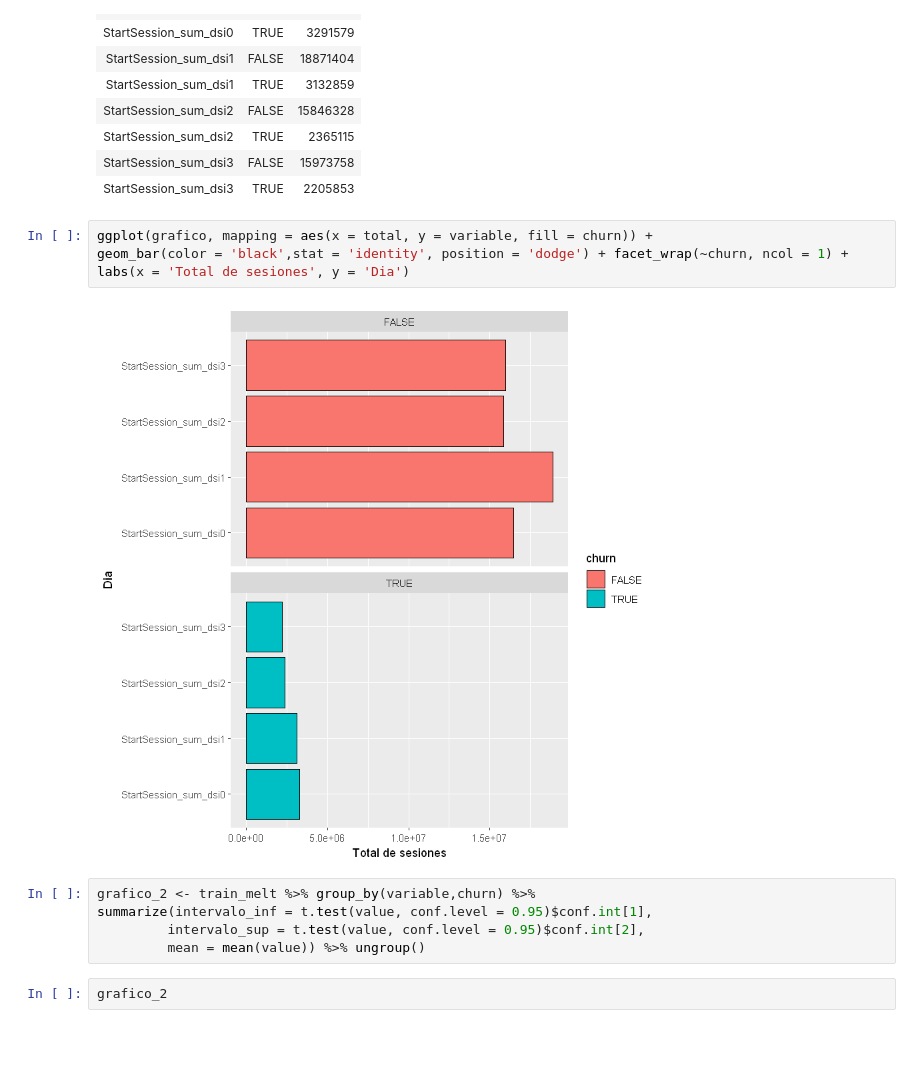
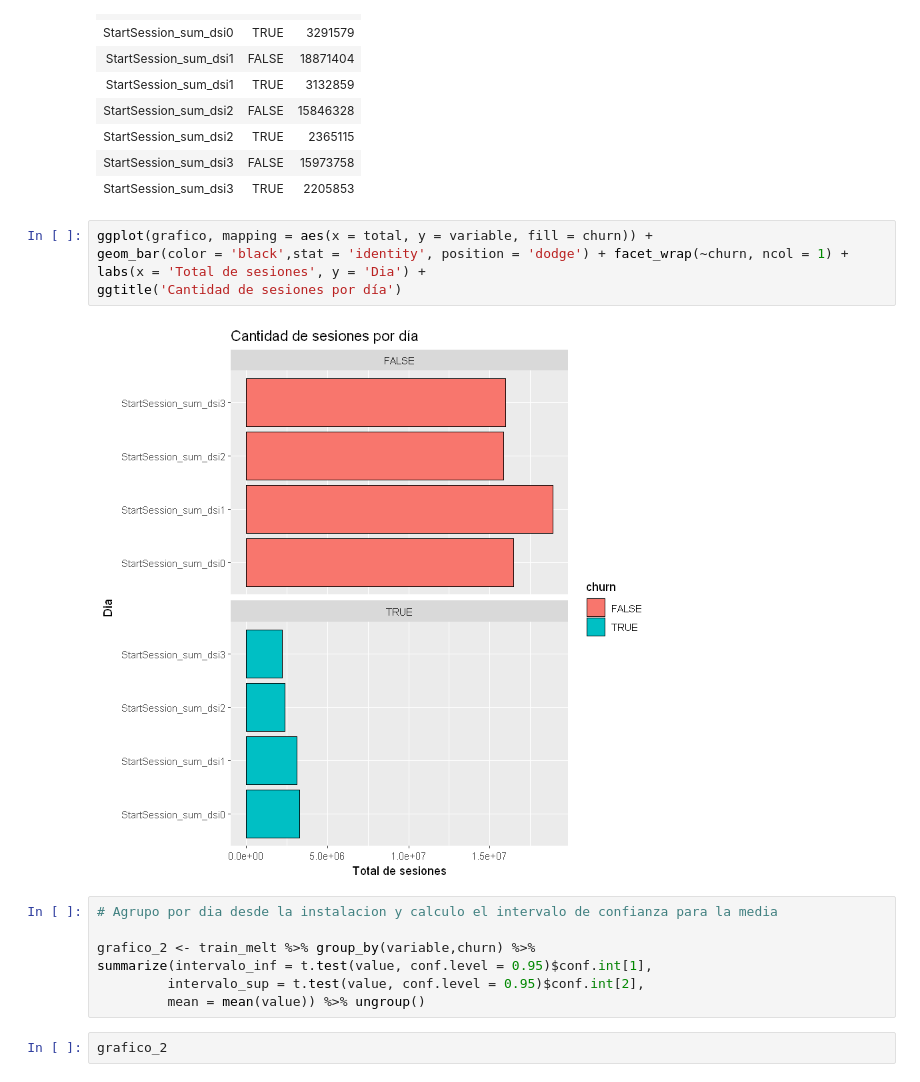
Before and after one commit to EmilianoLS/Fundamentos_DataMining, a Jupyter notebook: TP_1_DM.ipynb, the cells around one changed output. Cells and saved outputs as stored; diff of their text form; blank space fills up the shorter version.

```diff
--- a/TP_1_DM.ipynb
+++ b/TP_1_DM.ipynb
@@ -188,10 +202,13 @@ grafico
 # %%
 ggplot(grafico, mapping = aes(x = total, y = variable, fill = churn)) +
 geom_bar(color = 'black',stat = 'identity', position = 'dodge') + facet_wrap(~churn, ncol = 1) +
-labs(x = 'Total de sesiones', y = 'Dia')
+labs(x = 'Total de sesiones', y = 'Dia') +
+ggtitle('Cantidad de sesiones por día')
 # %% [output]
-[figure, old version]
+[figure, new version]
 # %%
+# Agrupo por dia desde la instalacion y calculo el intervalo de confianza para la media
+
 grafico_2 <- train_melt %>% group_by(variable,churn) %>%
 summarize(intervalo_inf = t.test(value, conf.level = 0.95)$conf.int[1],
          intervalo_sup = t.test(value, conf.level = 0.95)$conf.int[2],
```
Also changed, not shown: parts of 18 cells of this notebook.
